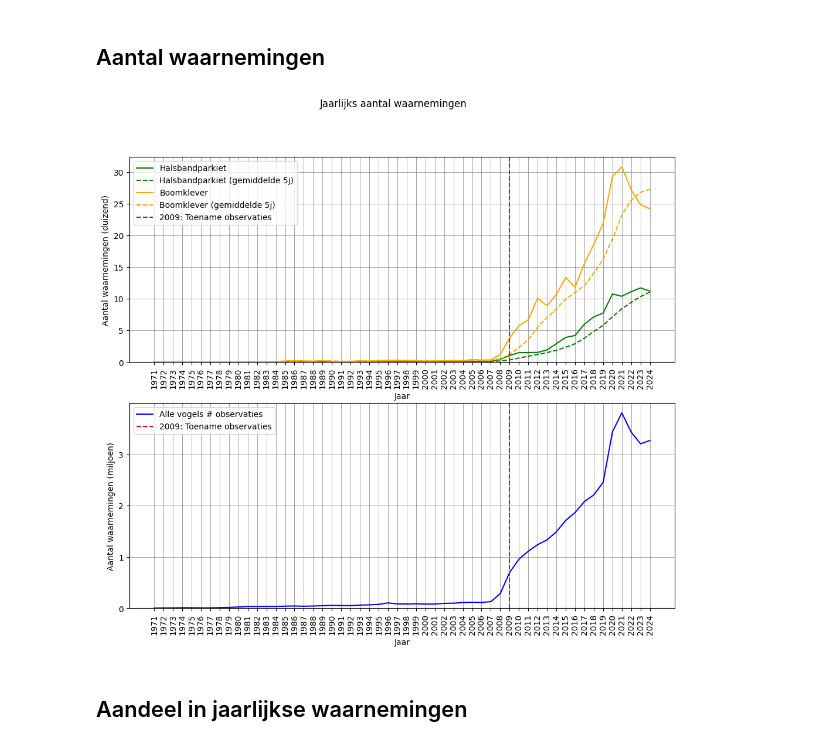
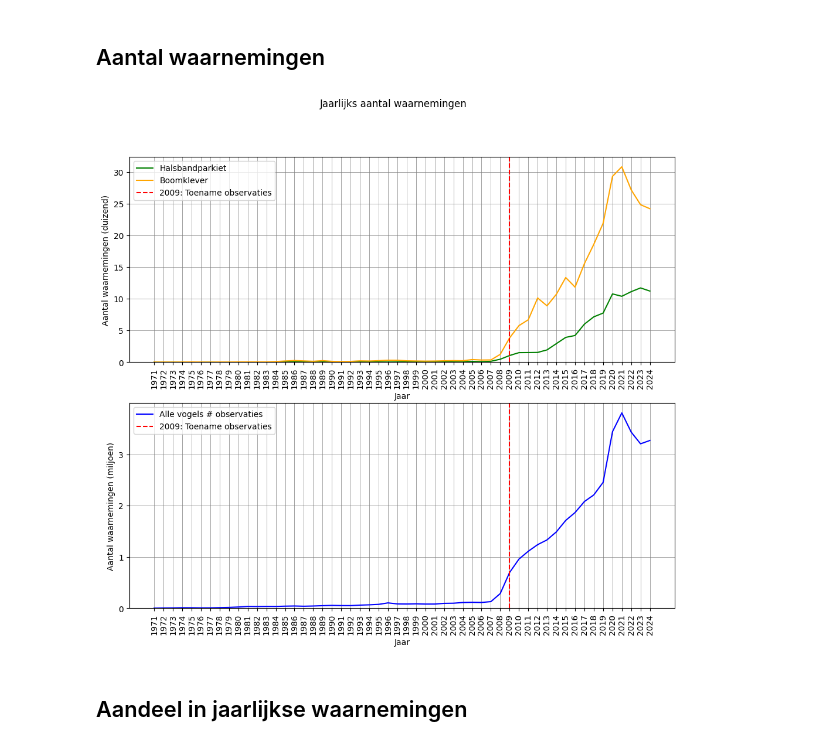
Before and after one commit to AnnelyseBe/syntra_eindwerk_birds, a Jupyter notebook: 4_analyse/1_belgium_yearly_evolution/1_general_belgium.ipynb, the cells around one changed output. Cells and saved outputs as stored; diff of their text form; code cells hidden in the pictures.

```diff
--- a/4_analyse/1_belgium_yearly_evolution/1_general_belgium.ipynb
+++ b/4_analyse/1_belgium_yearly_evolution/1_general_belgium.ipynb
@@ -50,9 +50,9 @@ bk_mean = df_yearly['observation_count_bk'].rolling(window=5).mean().values/1_00
 ax1.plot(x, all_birds, label='Alle vogels # observaties', color='blue')
 
 ax2.plot(x, hp, label='Halsbandparkiet', color='green')
-ax2.plot(x, hp_mean, linestyle='--', label='Halsbandparkiet (gemiddelde 5j)', color='green')
+# ax2.plot(x, hp_mean, linestyle='--', label='Halsbandparkiet (gemiddelde 5j)', color='green')
 ax2.plot(x, bk, label='Boomklever', color='orange')
-ax2.plot(x, bk_mean, linestyle='--', label='Boomklever (gemiddelde 5j)', color='orange')
+# ax2.plot(x, bk_mean, linestyle='--', label='Boomklever (gemiddelde 5j)', color='orange')
 
 # Legende
 ax1.legend()
@@ -65,34 +65,34 @@ ax1.set_xlabel('Jaar')
 ax2.set_xticks(x)
 ax2.set_xticklabels(x, rotation=90)
 ax2.set_xlabel('Jaar')
 
 # Y-as
 y1_max = all_birds.max()
 y1_ticks = list(range(0, int(y1_max) + 1))
 ax1.set_yticks(y1_ticks)
 ax1.set_ylim(bottom=0)
 ax1.set_ylabel('Aantal waarnemingen (miljoen)')
 
 y2_max = max(hp.max(), bk.max())
 y2_ticks = list(range(0, int(y2_max) + 1, 5))
 ax2.set_yticks(y2_ticks)
 ax2.set_ylim(bottom=0)
 ax2.set_ylabel('Aantal waarnemingen (duizend)')
 
 # grid
 ax1.grid(which='major', linestyle='-', linewidth='0.5', color='grey')
 ax2.grid(which='major', linestyle='-', linewidth='0.5', color='grey')
 
 # Verticale lijn en legenda
 ax1.axvline(2009, linestyle='--', color='red', label='2009: Toename observaties')
 ax1.legend()
 ax2.axvline(2009, linestyle='--', color='red', label='2009: Toename observaties')
 ax2.legend()
 
 plt.savefig(f'plots/{title}.png')
 plt.show()
 # %% [output]
-[figure, old version]
+[figure, new version]
 # %% [markdown]
 ## Aandeel in jaarlijkse waarnemingen
 # %%
```
Also changed, not shown: 8 other files.
